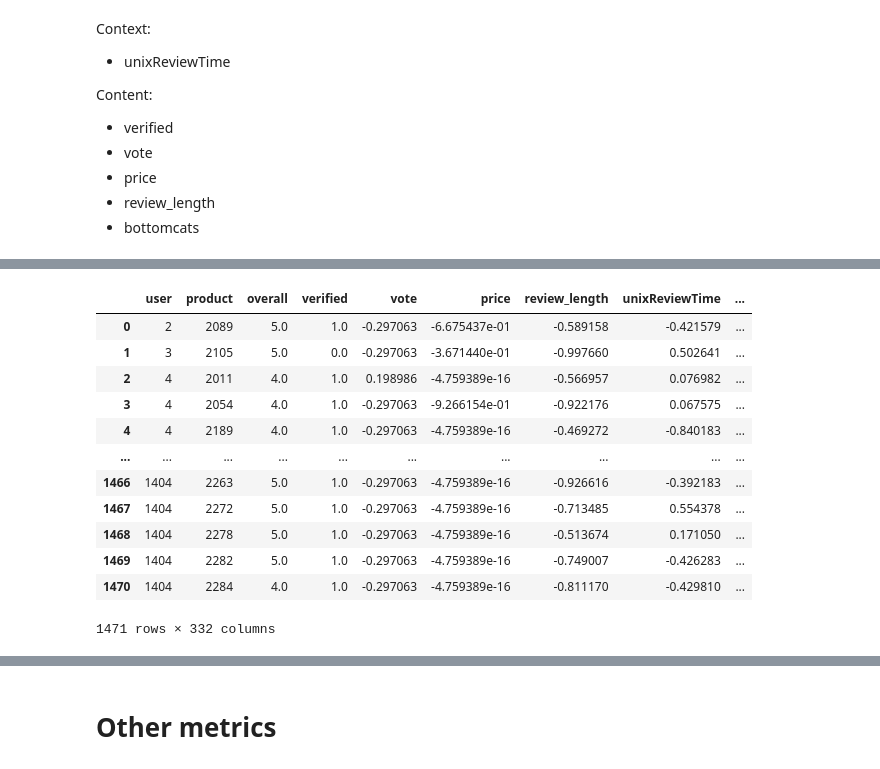
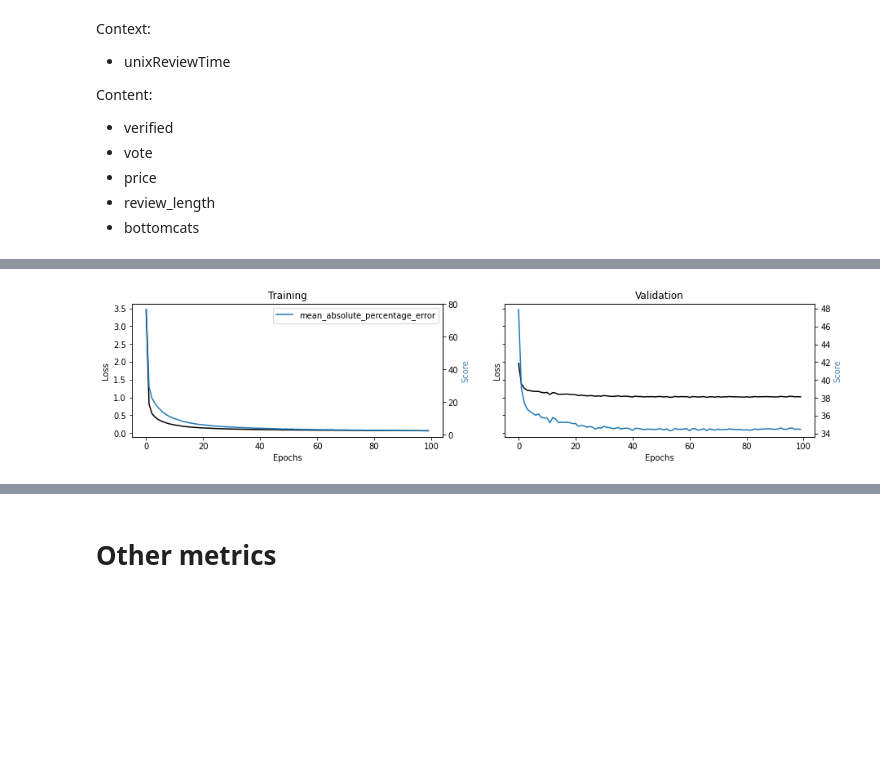
Before and after one commit to IkkefraIshoej/ABA-Exam, a Jupyter notebook: NN_v6.ipynb, the cells around one changed output, grey strips where cells are left out. Saved outputs shown, nothing was run; the diff lists cells and outputs as text; code cells hidden in the pictures; blank space fills up the shorter version.

```diff
--- a/NN_v6.ipynb
+++ b/NN_v6.ipynb
@@ -355,19 +325,7 @@ np.mean((df_full_test['overall']-df_full_test['yhat'])**2)
-# %%
-df_full_test
-# %% [output]
-|  | user | product | overall | verified | vote | price | review_length | unixReviewTime | ... |
-| 0 | 2 | 2089 | 5.0 | 1.0 | -0.297063 | -6.675437e-01 | -0.589158 | -0.421579 | ... |
-| 1 | 3 | 2105 | 5.0 | 0.0 | -0.297063 | -3.671440e-01 | -0.997660 | 0.502641 | ... |
-| 2 | 4 | 2011 | 4.0 | 1.0 | 0.198986 | -4.759389e-16 | -0.566957 | 0.076982 | ... |
-| 3 | 4 | 2054 | 4.0 | 1.0 | -0.297063 | -9.266154e-01 | -0.922176 | 0.067575 | ... |
-| 4 | 4 | 2189 | 4.0 | 1.0 | -0.297063 | -4.759389e-16 | -0.469272 | -0.840183 | ... |
-| ... | ... | ... | ... | ... | ... | ... | ... | ... | ... |
-| 1466 | 1404 | 2263 | 5.0 | 1.0 | -0.297063 | -4.759389e-16 | -0.926616 | -0.392183 | ... |
-| 1467 | 1404 | 2272 | 5.0 | 1.0 | -0.297063 | -4.759389e-16 | -0.713485 | 0.554378 | ... |
-| 1468 | 1404 | 2278 | 5.0 | 1.0 | -0.297063 | -4.759389e-16 | -0.513674 | 0.171050 | ... |
-| 1469 | 1404 | 2282 | 5.0 | 1.0 | -0.297063 | -4.759389e-16 | -0.749007 | -0.426283 | ... |
-| 1470 | 1404 | 2284 | 4.0 | 1.0 | -0.297063 | -4.759389e-16 | -0.811170 | -0.429810 | ... |
-1471 rows × 332 columns
+# %%
+utils_plot_keras_training(training)
+# %% [output]
+[figure, added]
 # %%
 df_full_test['overall'].hist(), df_full_test['yhat'].hist()
 # %% [output]
```
Also changed, not shown: parts of 29 cells of this notebook, 24 other files.
